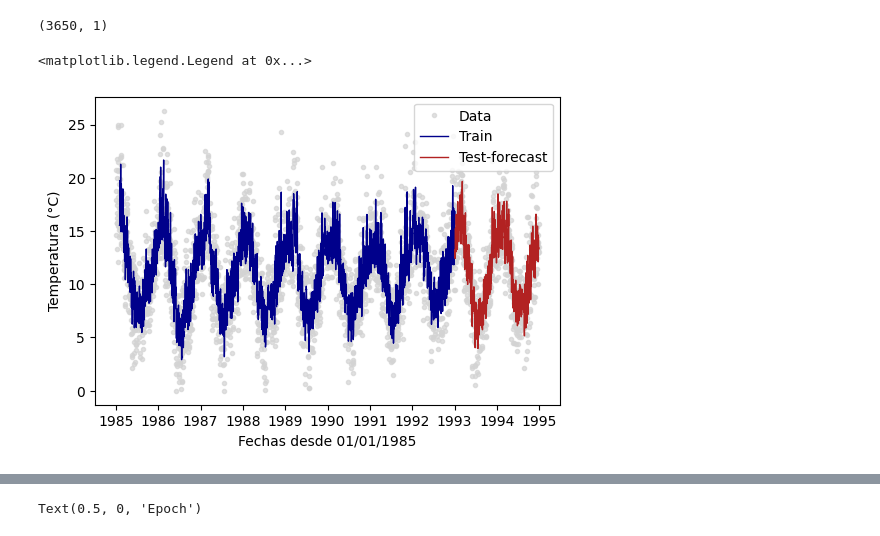
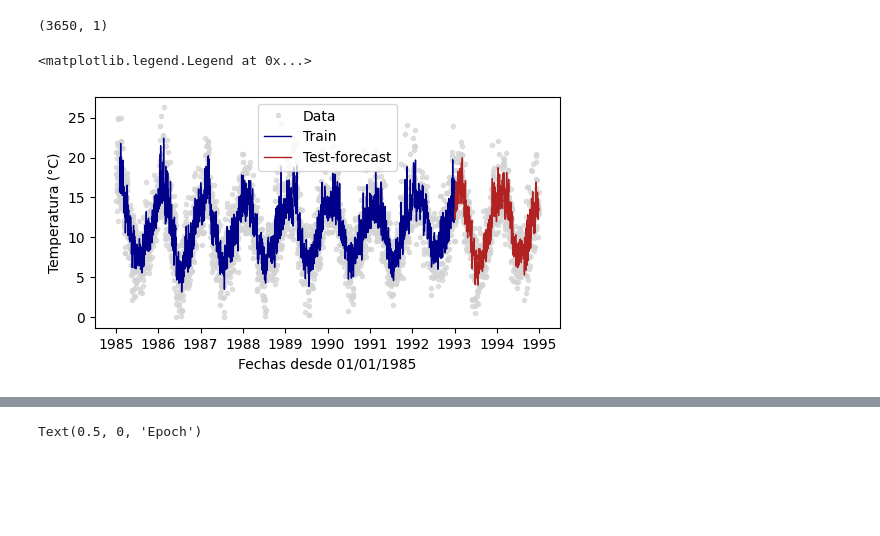
Before and after one commit to aldarco/lstm_project, a Jupyter notebook: lstm_imp2.ipynb, the cells around one changed output, grey strips where cells are left out. Saved outputs shown, nothing was run; the diff lists cells and outputs as text; code cells hidden in the pictures; blank space fills up the shorter version.

```diff
--- a/lstm_imp2.ipynb
+++ b/lstm_imp2.ipynb
@@ -142,17 +140,17 @@ trainPredictPlot.shape
 # %% [output]
 (3650, 1)
 # %%
-fig = plt.figure(figsize=(6,4))
+fig = plt.figure(figsize=(6,3))
 
 plt.plot(datetime_values, scaler.inverse_transform(data_scaled),"o",markersize=3, label='Data', color='lightgrey', alpha=0.7)
 plt.plot(datetime_values, trainPredictPlot, label='Train', lw=1,color='darkblue')
 plt.plot(datetime_values, testPredictPlot, label='Test-forecast',lw=1, color='firebrick')
 
 #plt.title('Forecast: Temperatura Mínima Diaria usando LSTM')
 plt.xlabel('Fechas desde 01/01/1985')
 plt.ylabel('Temperatura (°C)')
 plt.legend()
 #plt.show()
 # %% [output]
 <matplotlib.legend.Legend at 0x...>
-[figure, old version]
+[figure, new version]
```
Also changed, not shown: parts of 10 cells of this notebook, 3 other files.
